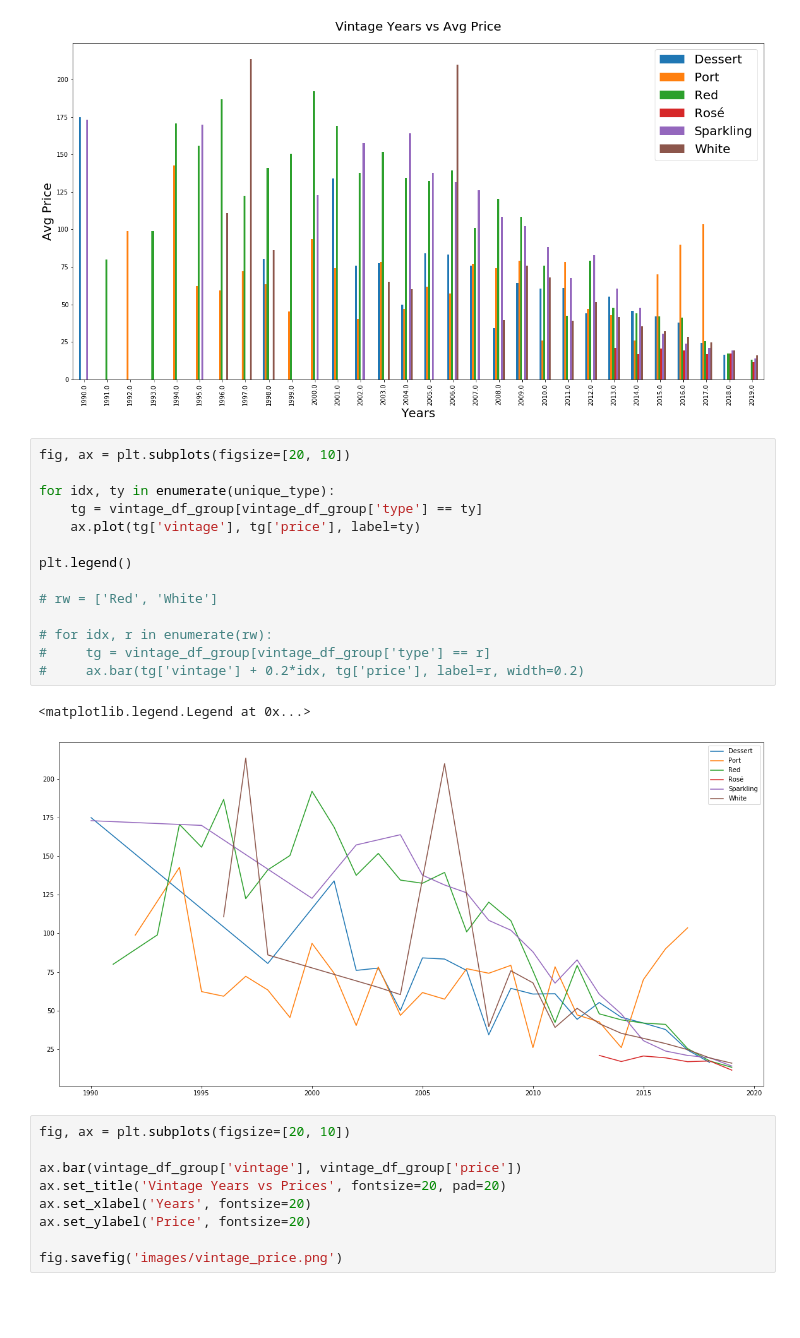
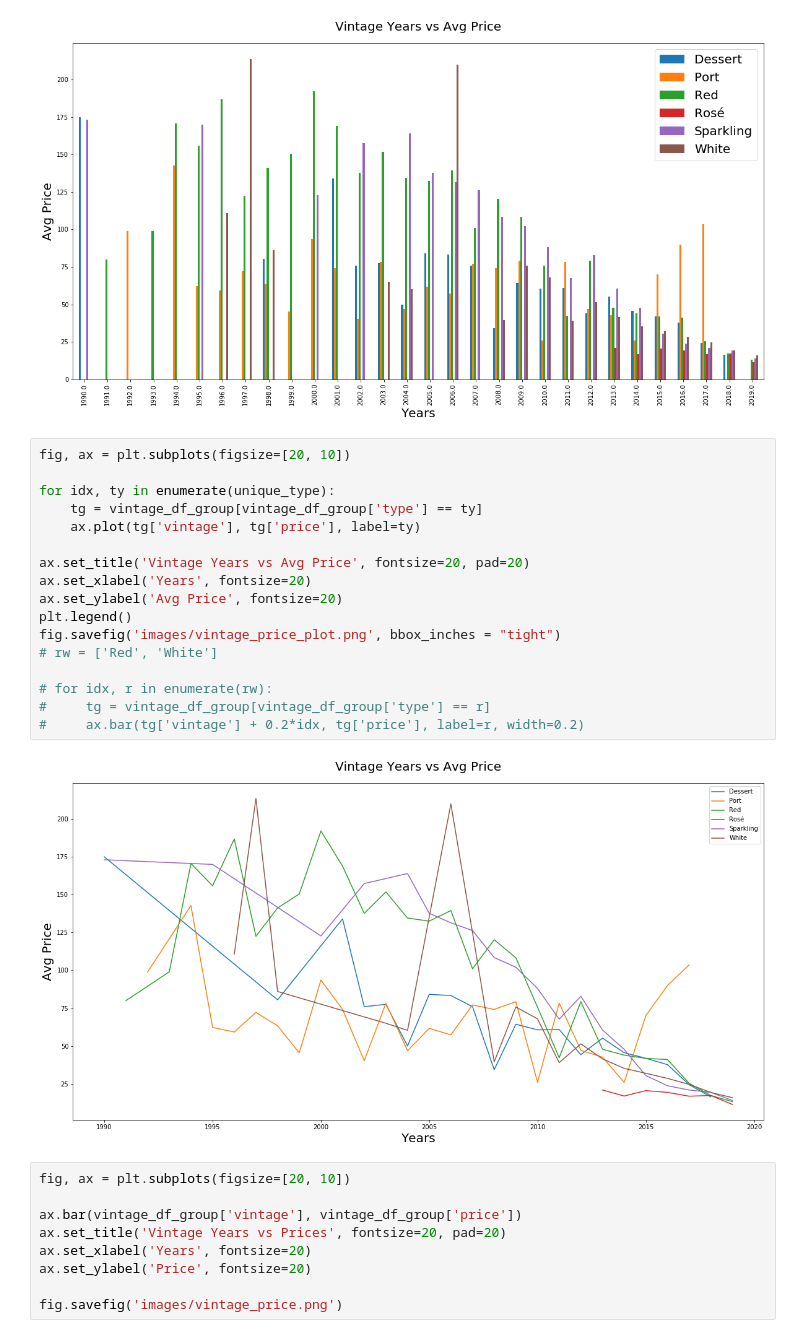
Before and after one commit to yueweng/wine-predictions, a Jupyter notebook: capstone.ipynb, the cells around one changed output. Drawn from its saved outputs; the diff is of its cells as text; blank space fills up the shorter version.

Commit message:
add graph

```diff
--- a/capstone.ipynb
+++ b/capstone.ipynb
@@ -188,20 +188,22 @@ fig.savefig('images/vintage_price_bar.png', bbox_inches = "tight")
 # %%
 fig, ax = plt.subplots(figsize=[20, 10])
 
 for idx, ty in enumerate(unique_type):
     tg = vintage_df_group[vintage_df_group['type'] == ty]
     ax.plot(tg['vintage'], tg['price'], label=ty)
 
+ax.set_title('Vintage Years vs Avg Price', fontsize=20, pad=20)
+ax.set_xlabel('Years', fontsize=20)
+ax.set_ylabel('Avg Price', fontsize=20)
 plt.legend()
-
+fig.savefig('images/vintage_price_plot.png', bbox_inches = "tight")
 # rw = ['Red', 'White']
 
 # for idx, r in enumerate(rw):
 #     tg = vintage_df_group[vintage_df_group['type'] == r]
 #     ax.bar(tg['vintage'] + 0.2*idx, tg['price'], label=r, width=0.2)
 # %% [output]
-<matplotlib.legend.Legend at 0x...>
-[figure, old version]
+[figure, new version]
 # %%
 fig, ax = plt.subplots(figsize=[20, 10])
 
```
Also changed, not shown: 2 other files.
